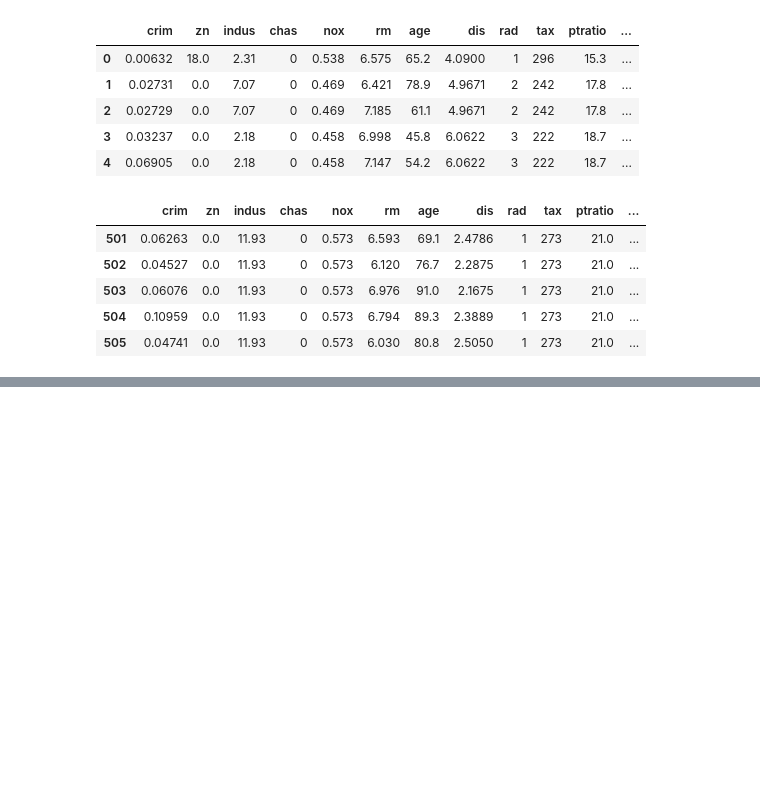
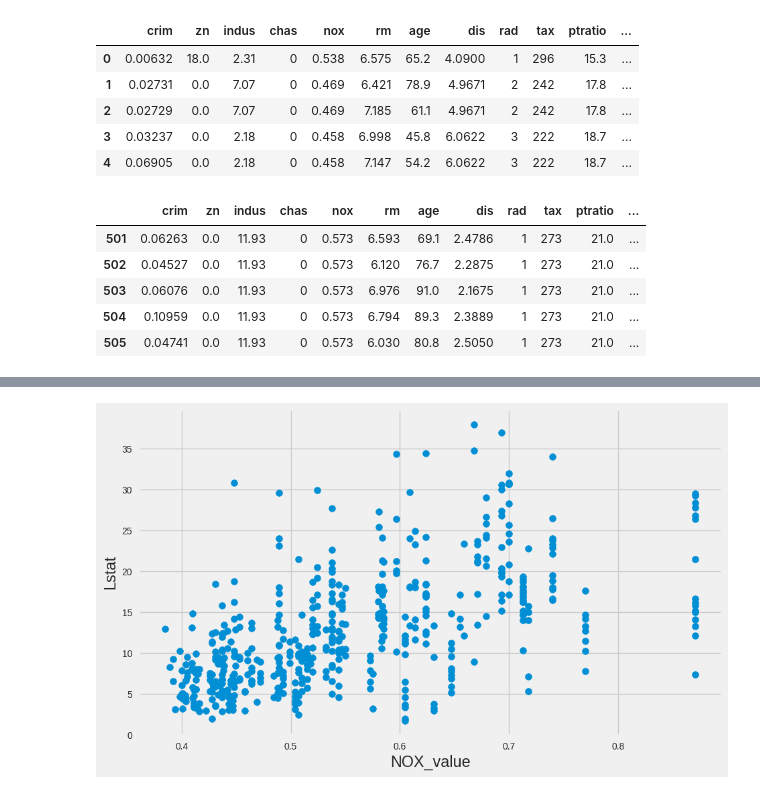
Before and after one commit to gmehra123/data_science, a Jupyter notebook: Basic_Python.ipynb, the cells around one changed output, grey strips where cells are left out. Drawn from its saved outputs; the diff is of its cells as text; code cells hidden in the pictures; blank space fills up the shorter version.

```diff
--- a/Basic_Python.ipynb
+++ b/Basic_Python.ipynb
@@ -74,0 +224,9 @@ data.tail(5)
+# %%
+# scatterplot basic
+fig,ax=plt.subplots(figsize=(10,6))
+ax.scatter(x=data['nox'],y=data['lstat'])
+ax.set_xlabel('NOX_value')
+ax.set_ylabel('Lstat')
+plt.show()
+# %% [output]
+[figure, added]
```
Also changed, not shown: parts of 11 cells of this notebook.
